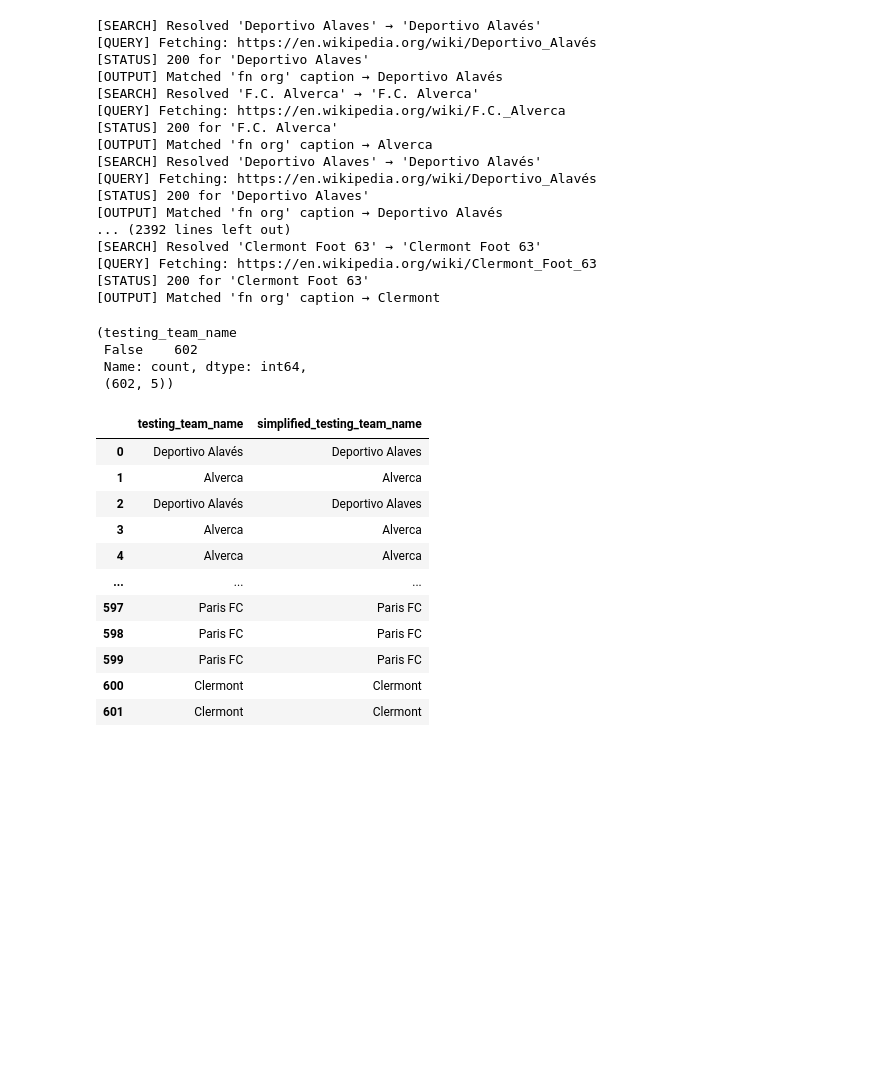
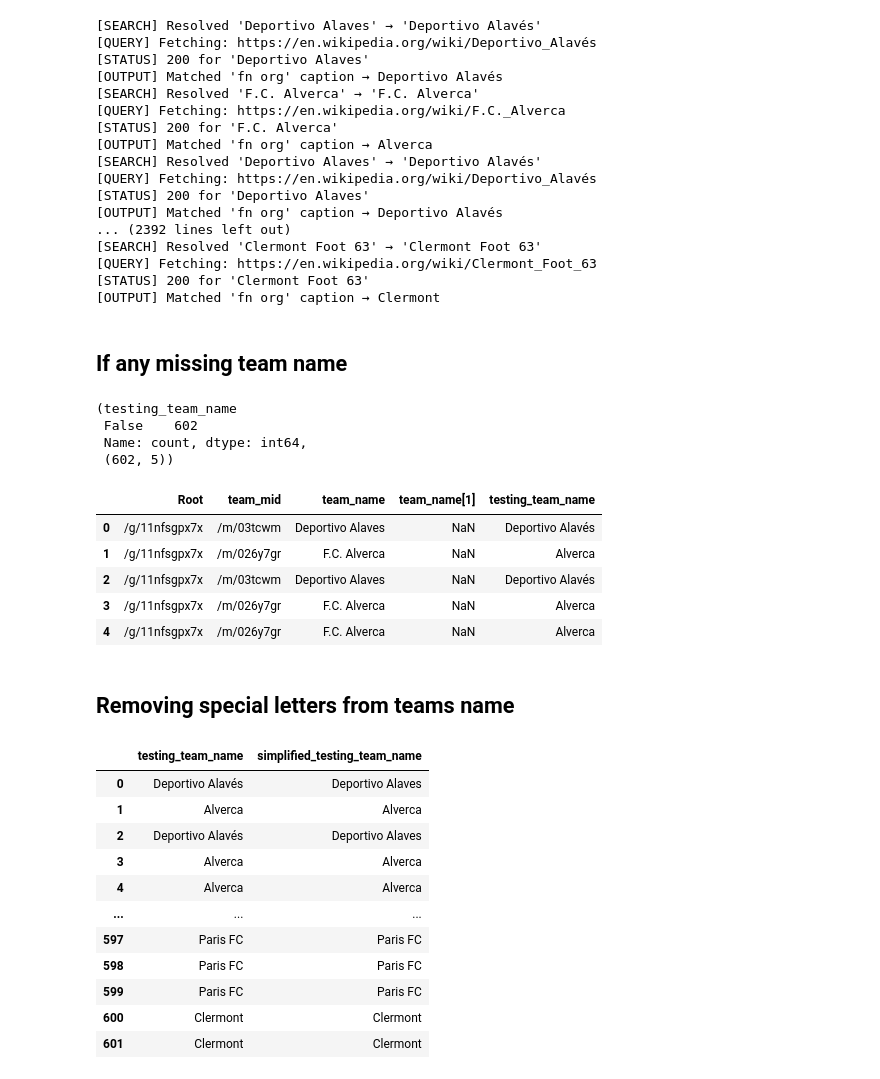
Before and after one commit to somendrew/LMS_Image_Classification, a Jupyter notebook: LMS_Team_Query.ipynb, the cells around one changed output. Drawn from its saved outputs; the diff is of its cells as text; code cells hidden in the pictures; blank space fills up the shorter version.

```diff
--- a/LMS_Team_Query.ipynb
+++ b/LMS_Team_Query.ipynb
@@ -131,6 +156,8 @@ teams["testing_team_name"] = teams['team_name'].apply(get_team_name)
 [QUERY] Fetching: https://en.wikipedia.org/wiki/Clermont_Foot_63
 [STATUS] 200 for 'Clermont Foot 63'
 [OUTPUT] Matched 'fn org' caption → Clermont
+# %% [markdown]
+## If any missing team name
 # %%
 (teams["testing_team_name"] == "HTTP Error: 404").value_counts(), teams.shape
 # %% [output]
@@ -138,6 +165,17 @@ teams["testing_team_name"] = teams['team_name'].apply(get_team_name)
  False    602
  Name: count, dtype: int64,
  (602, 5))
+# %%
+teams.head()
+# %% [output]
+|  | Root | team_mid | team_name | team_name[1] | testing_team_name |
+| 0 | /g/11nfsgpx7x | /m/03tcwm | Deportivo Alaves | NaN | Deportivo Alavés |
+| 1 | /g/11nfsgpx7x | /m/026y7gr | F.C. Alverca | NaN | Alverca |
+| 2 | /g/11nfsgpx7x | /m/03tcwm | Deportivo Alaves | NaN | Deportivo Alavés |
+| 3 | /g/11nfsgpx7x | /m/026y7gr | F.C. Alverca | NaN | Alverca |
+| 4 | /g/11nfsgpx7x | /m/026y7gr | F.C. Alverca | NaN | Alverca |
+# %% [markdown]
+## Removing special letters from teams name
 # %%
 teams['simplified_testing_team_name'] = teams['testing_team_name'].apply(simplify_name)
 teams[['testing_team_name', 'simplified_testing_team_name']]
```
Also changed, not shown: parts of 10 cells of this notebook.
